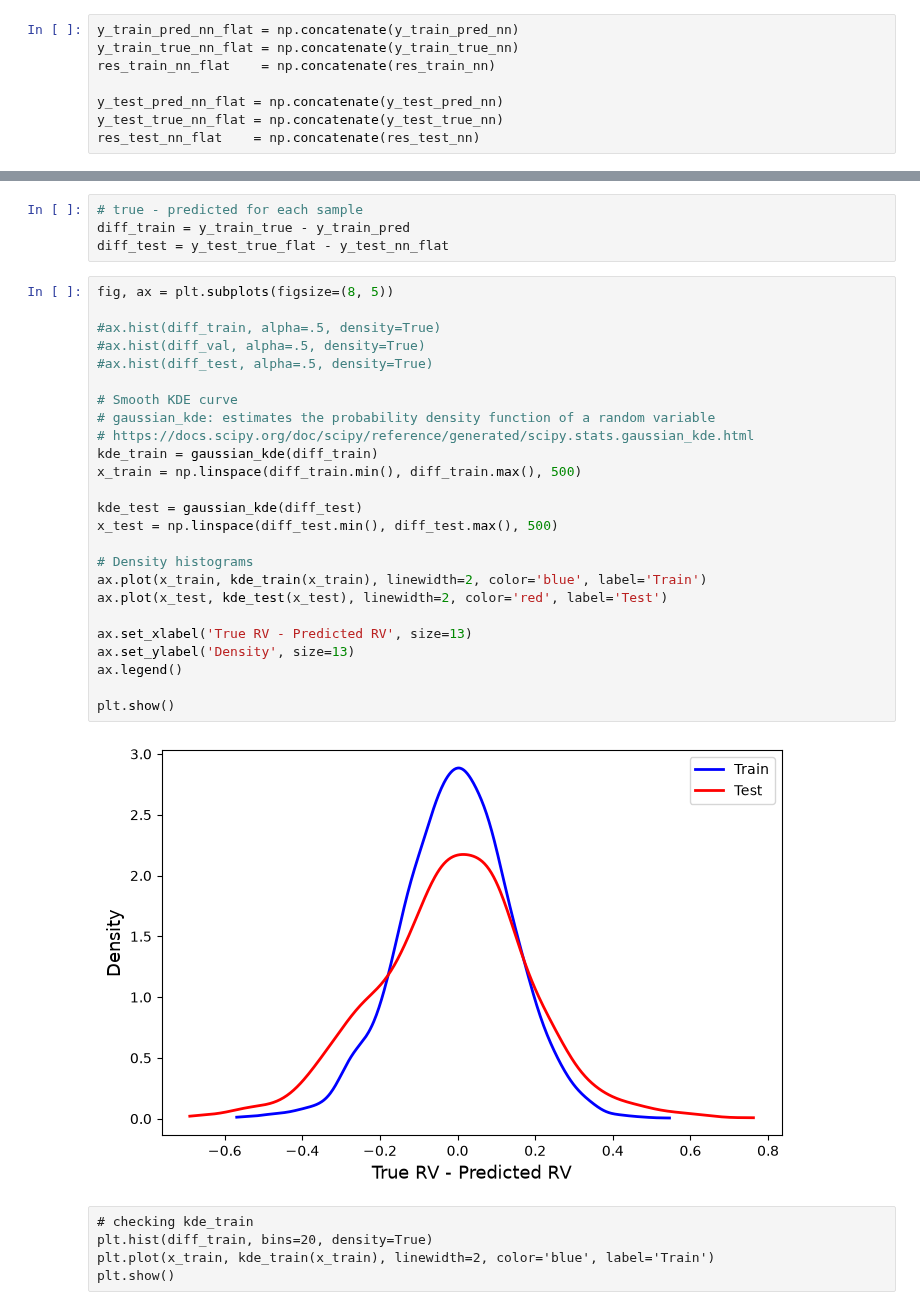
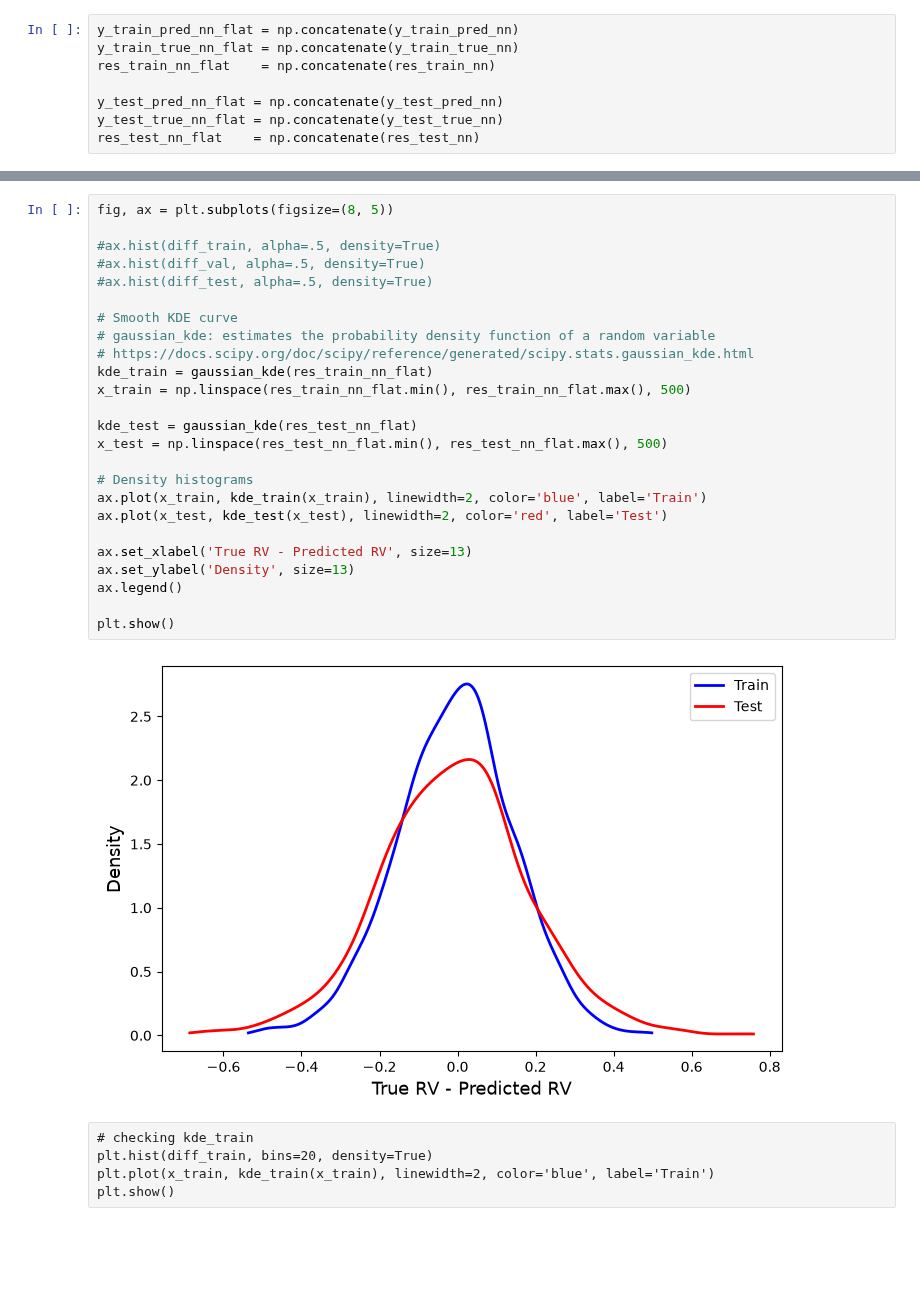
Before and after one commit to Etienne99/LAM_Internship, a Jupyter notebook: scripts_2/neuraln_5.ipynb, the cells around one changed output, grey strips where cells are left out. Drawn from its saved outputs; the diff is of its cells as text; blank space fills up the shorter version.

```diff
--- a/scripts_2/neuraln_5.ipynb
+++ b/scripts_2/neuraln_5.ipynb
@@ -475,34 +475,30 @@ plt.show()
-# %%
-# true - predicted for each sample
-diff_train = y_train_true - y_train_pred
-diff_test = y_test_true_flat - y_test_nn_flat
 # %%
 fig, ax = plt.subplots(figsize=(8, 5))
 
 #ax.hist(diff_train, alpha=.5, density=True)
 #ax.hist(diff_val, alpha=.5, density=True)
 #ax.hist(diff_test, alpha=.5, density=True)
 
 # Smooth KDE curve
 # gaussian_kde: estimates the probability density function of a random variable
 # https://docs.scipy.org/doc/scipy/reference/generated/scipy.stats.gaussian_kde.html
-kde_train = gaussian_kde(diff_train)
-x_train = np.linspace(diff_train.min(), diff_train.max(), 500)
+kde_train = gaussian_kde(res_train_nn_flat)
+x_train = np.linspace(res_train_nn_flat.min(), res_train_nn_flat.max(), 500)
 
-kde_test = gaussian_kde(diff_test)
-x_test = np.linspace(diff_test.min(), diff_test.max(), 500)
+kde_test = gaussian_kde(res_test_nn_flat)
+x_test = np.linspace(res_test_nn_flat.min(), res_test_nn_flat.max(), 500)
 
 # Density histograms
 ax.plot(x_train, kde_train(x_train), linewidth=2, color='blue', label='Train')
 ax.plot(x_test, kde_test(x_test), linewidth=2, color='red', label='Test')
 
 ax.set_xlabel('True RV - Predicted RV', size=13)
 ax.set_ylabel('Density', size=13)
 ax.legend()
 
 plt.show()
 # %% [output]
-[figure, old version]
+[figure, new version]
 # %% [raw]
 # checking kde_train
 plt.hist(diff_train, bins=20, density=True)
```
Also changed, not shown: parts of 18 cells of this notebook.
